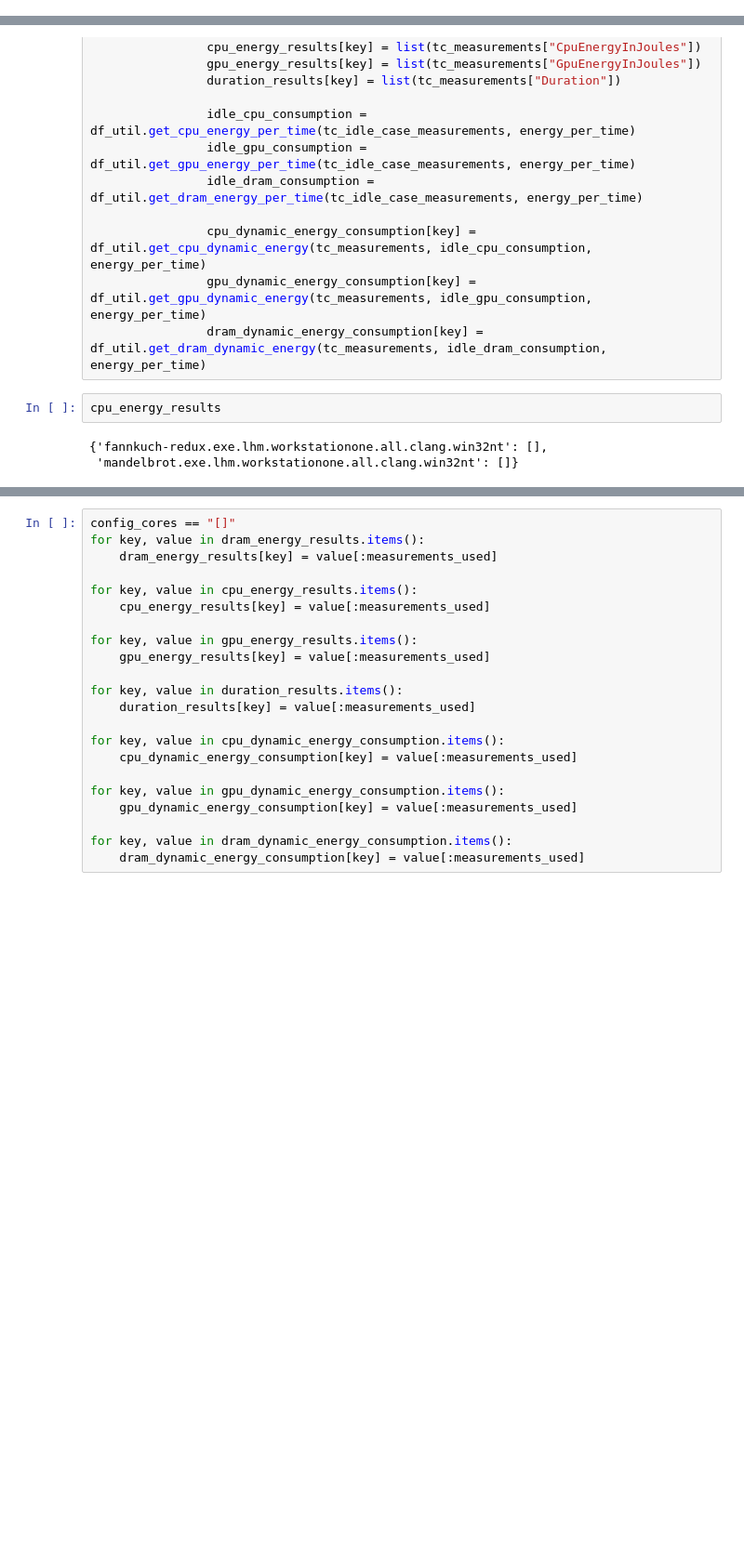
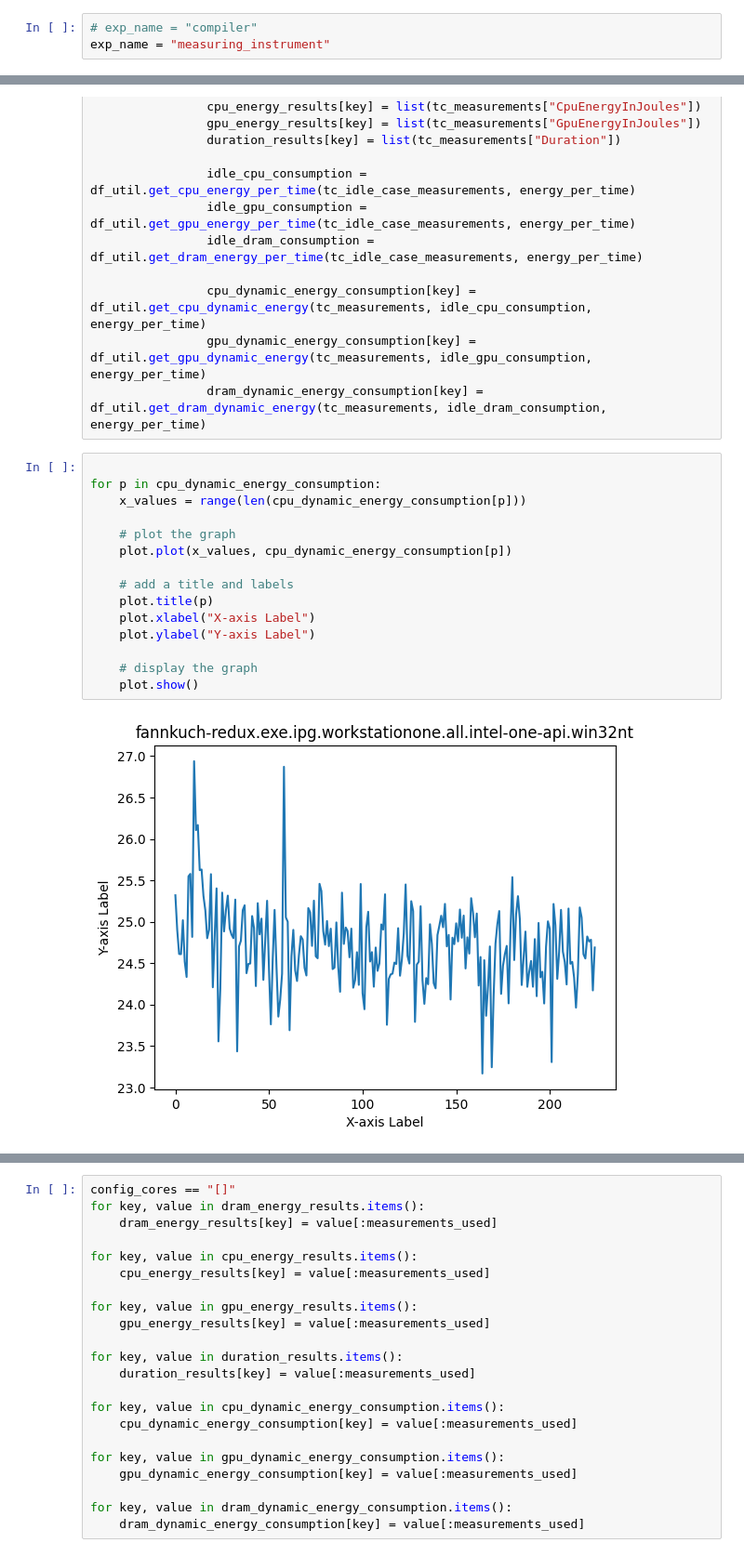
Before and after one commit to KuskIV/BDEnergy, a Jupyter notebook: analytics/StateMaster.ipynb, the cells around one changed output, grey strips where cells are left out. Shown at 93% size. Cells and saved outputs as stored; diff of their text form; blank space fills up the shorter version.

```diff
--- a/analytics/StateMaster.ipynb
+++ b/analytics/StateMaster.ipynb
@@ -19,4 +19,7 @@ Connected to MySQL Server version  8.0.32-24
 measurements_used = 225
 energy_per_time = 1000
 generate_graphs = False
+# %%
+# exp_name = "compiler"
+exp_name = "measuring_instrument"
 # %%
@@ -284,8 +330,20 @@ for dut_index, dut_row in used_dut.iterrows():
                 cpu_dynamic_energy_consumption[key] = df_util.get_cpu_dynamic_energy(tc_measurements, idle_cpu_consumption, energy_per_time)
                 gpu_dynamic_energy_consumption[key] = df_util.get_gpu_dynamic_energy(tc_measurements, idle_gpu_consumption, energy_per_time)
                 dram_dynamic_energy_consumption[key] = df_util.get_dram_dynamic_energy(tc_measurements, idle_dram_consumption, energy_per_time)
-# %%
-cpu_energy_results
-# %% [output]
-{'fannkuch-redux.exe.lhm.workstationone.all.clang.win32nt': [],
- 'mandelbrot.exe.lhm.workstationone.all.clang.win32nt': []}
+# %%
+
+for p in cpu_dynamic_energy_consumption:
+    x_values = range(len(cpu_dynamic_energy_consumption[p]))
+
+    # plot the graph
+    plot.plot(x_values, cpu_dynamic_energy_consumption[p])
+
+    # add a title and labels
+    plot.title(p)
+    plot.xlabel("X-axis Label")
+    plot.ylabel("Y-axis Label")
+
+    # display the graph
+    plot.show()
+# %% [output]
+[figure, added]
```
Also changed, not shown: parts of 15 cells of this notebook.
